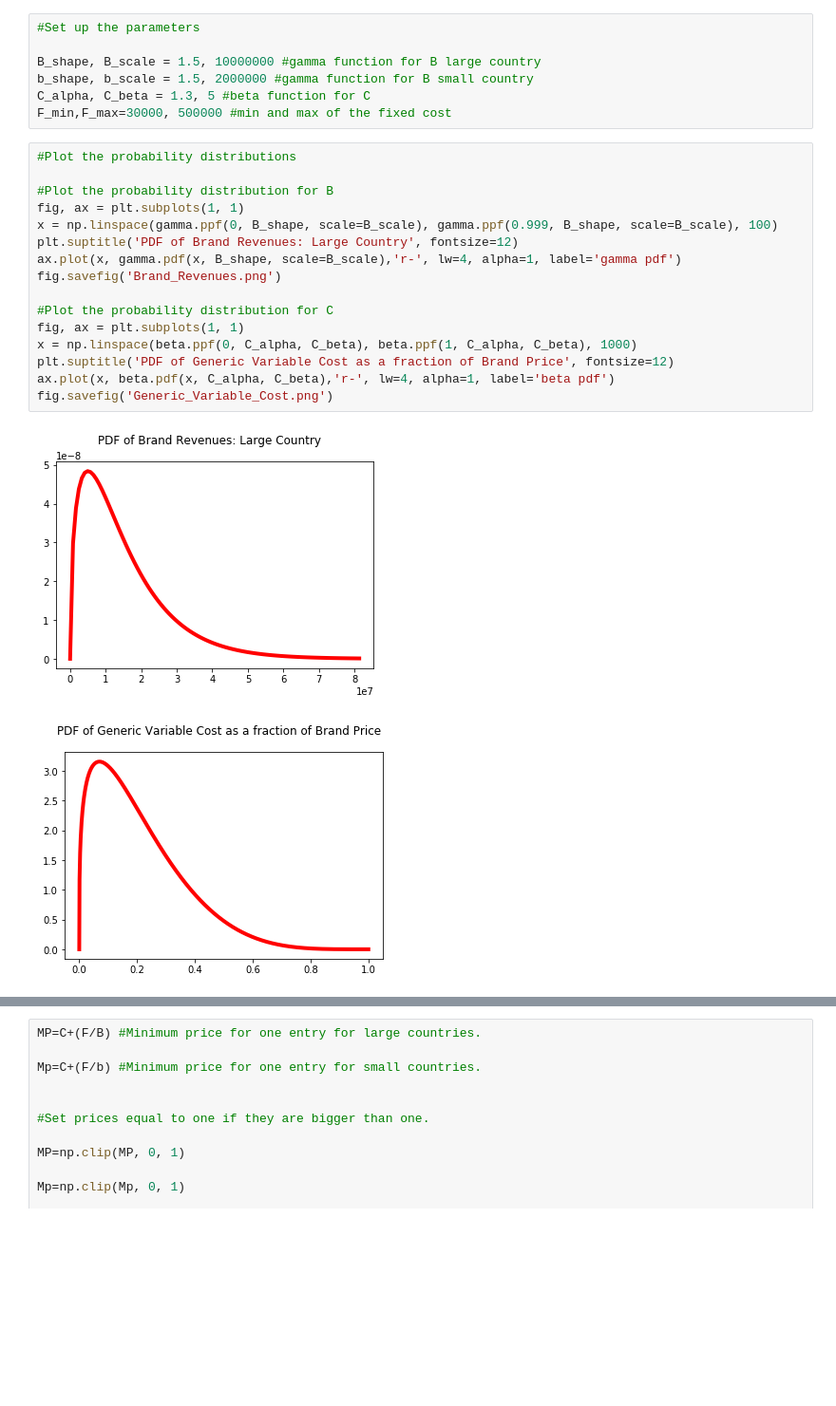
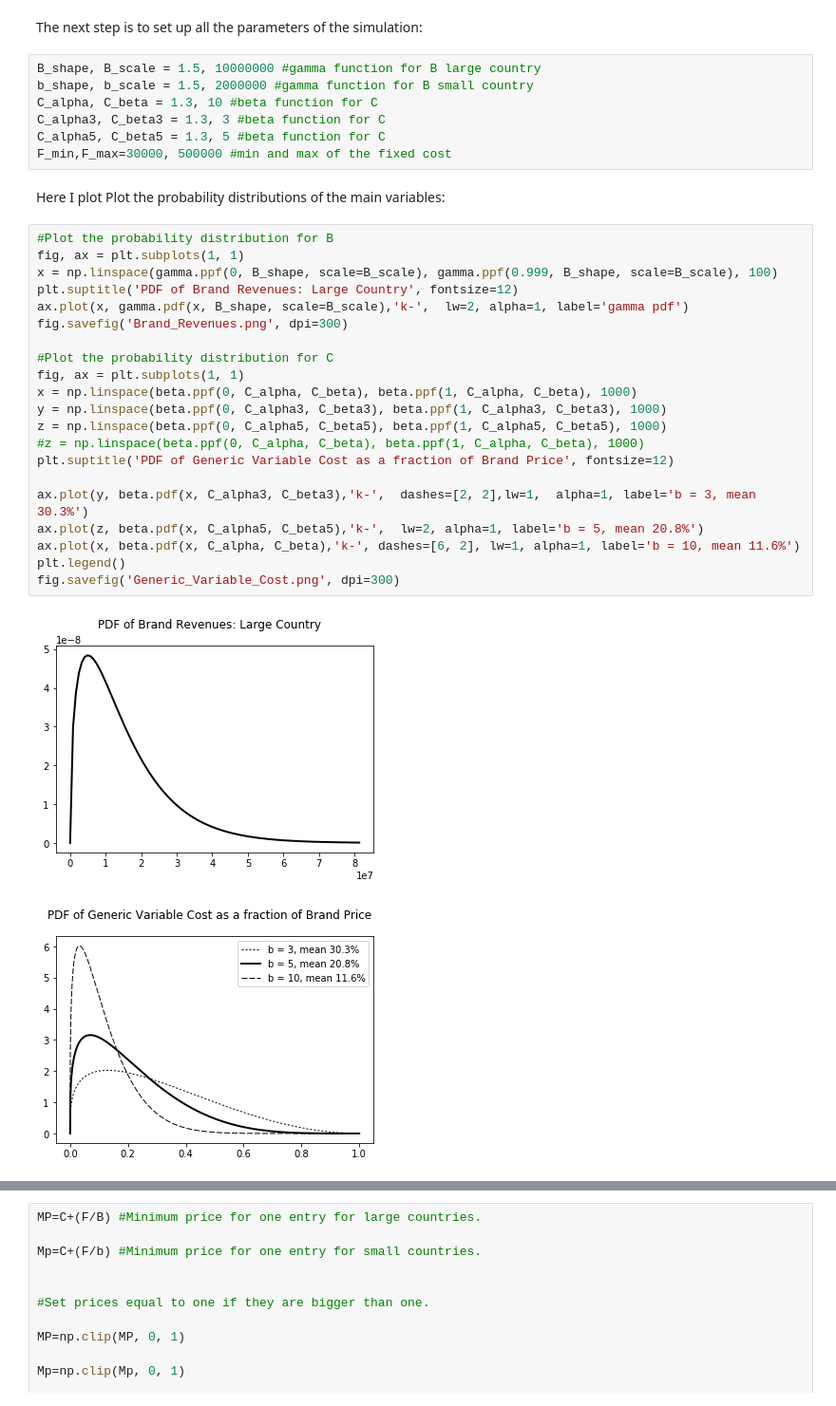
Before and after one commit to javadmoradpour/Tiered-Pricing, a Jupyter notebook: Analysis.ipynb, the cells around one changed output, grey strips where cells are left out. Shown at 95% size. Saved outputs shown, nothing was run; the diff lists cells and outputs as text; blank space fills up the shorter version.

```diff
--- a/Analysis.ipynb
+++ b/Analysis.ipynb
@@ -41,29 +42,38 @@ def FPS(b,c,f,scheme):
         Ps[i]=pn
 
     return Ns,Ps
+# %% [markdown]
+The next step is to set up all the parameters of the simulation:
 # %%
-#Set up the parameters
-
 B_shape, B_scale = 1.5, 10000000 #gamma function for B large country
 b_shape, b_scale = 1.5, 2000000 #gamma function for B small country
-C_alpha, C_beta = 1.3, 5 #beta function for C
+C_alpha, C_beta = 1.3, 10 #beta function for C
+C_alpha3, C_beta3 = 1.3, 3 #beta function for C
+C_alpha5, C_beta5 = 1.3, 5 #beta function for C
 F_min,F_max=30000, 500000 #min and max of the fixed cost
+# %% [markdown]
+Here I plot Plot the probability distributions of the main variables:
 # %%
-#Plot the probability distributions
-
 #Plot the probability distribution for B
 fig, ax = plt.subplots(1, 1)
 x = np.linspace(gamma.ppf(0, B_shape, scale=B_scale), gamma.ppf(0.999, B_shape, scale=B_scale), 100)
 plt.suptitle('PDF of Brand Revenues: Large Country', fontsize=12)
-ax.plot(x, gamma.pdf(x, B_shape, scale=B_scale),'r-', lw=4, alpha=1, label='gamma pdf')
-fig.savefig('Brand_Revenues.png')
+ax.plot(x, gamma.pdf(x, B_shape, scale=B_scale),'k-',  lw=2, alpha=1, label='gamma pdf')
+fig.savefig('Brand_Revenues.png', dpi=300)
 
 #Plot the probability distribution for C
 fig, ax = plt.subplots(1, 1)
 x = np.linspace(beta.ppf(0, C_alpha, C_beta), beta.ppf(1, C_alpha, C_beta), 1000)
+y = np.linspace(beta.ppf(0, C_alpha3, C_beta3), beta.ppf(1, C_alpha3, C_beta3), 1000)
+z = np.linspace(beta.ppf(0, C_alpha5, C_beta5), beta.ppf(1, C_alpha5, C_beta5), 1000)
+#z = np.linspace(beta.ppf(0, C_alpha, C_beta), beta.ppf(1, C_alpha, C_beta), 1000)
 plt.suptitle('PDF of Generic Variable Cost as a fraction of Brand Price', fontsize=12)
-ax.plot(x, beta.pdf(x, C_alpha, C_beta),'r-', lw=4, alpha=1, label='beta pdf')
-fig.savefig('Generic_Variable_Cost.png')
+
+ax.plot(y, beta.pdf(x, C_alpha3, C_beta3),'k-',  dashes=[2, 2],lw=1,  alpha=1, label='b = 3, mean 30.3%')
+ax.plot(z, beta.pdf(x, C_alpha5, C_beta5),'k-',  lw=2, alpha=1, label='b = 5, mean 20.8%')
+ax.plot(x, beta.pdf(x, C_alpha, C_beta),'k-', dashes=[6, 2], lw=1, alpha=1, label='b = 10, mean 11.6%')
+plt.legend()
+fig.savefig('Generic_Variable_Cost.png', dpi=300)
 # %% [output]
-[figure, old version]
+[figure, new version]
-[figure, old version]
+[figure, new version]
```
Also changed, not shown: parts of 13 cells of this notebook.
